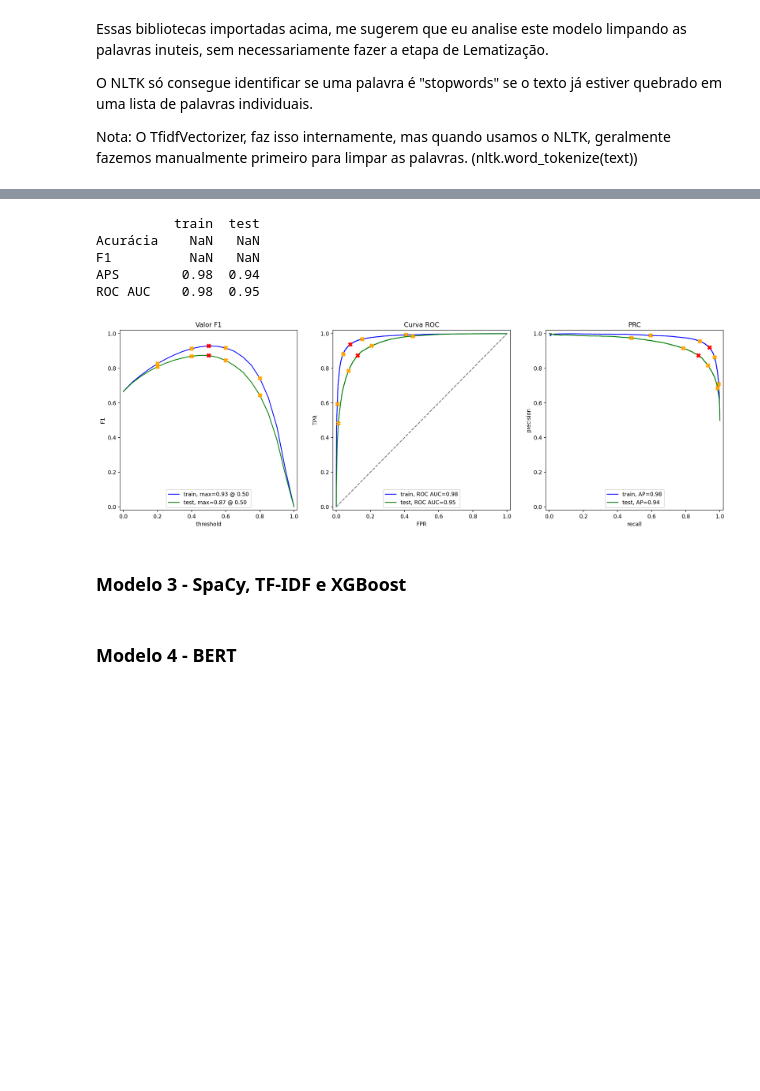
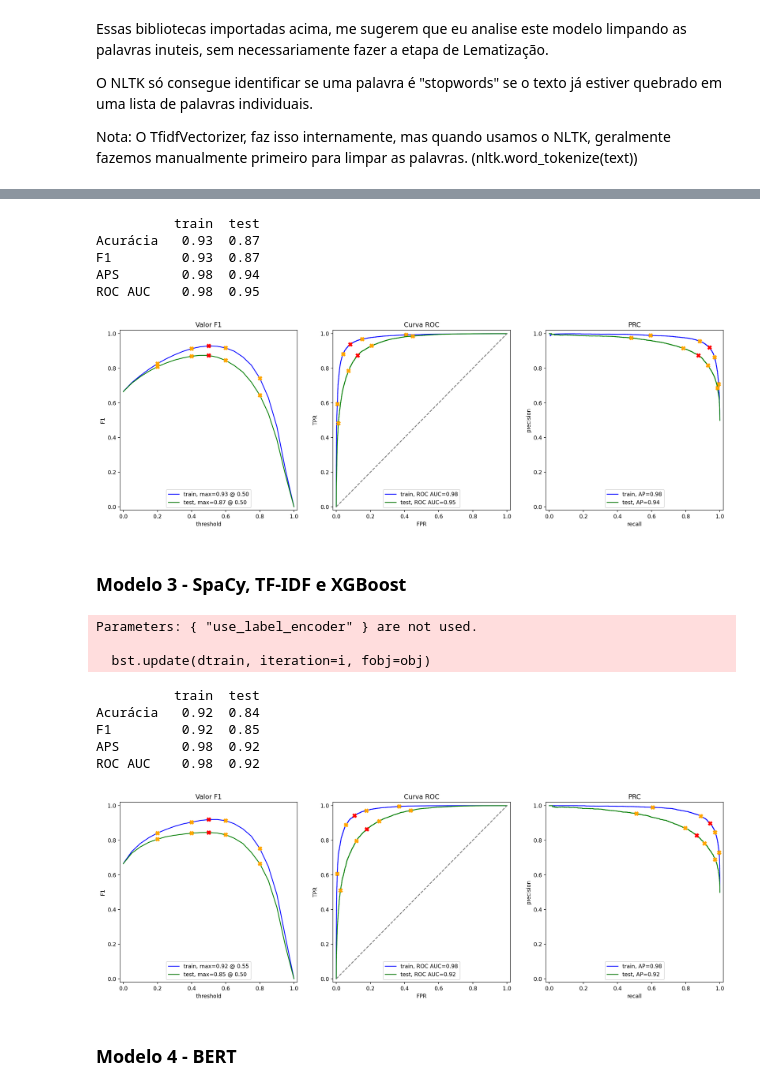
Before and after one commit to Angelaidt/Sprint-14-Film-Junky-Union, a Jupyter notebook: notebook_sprint_14.ipynb, the cells around one changed output, grey strips where cells are left out. Cells and saved outputs as stored; diff of their text form; code cells hidden in the pictures; blank space fills up the shorter version.

```diff
--- a/notebook_sprint_14.ipynb
+++ b/notebook_sprint_14.ipynb
@@ -466,21 +469,18 @@ def text_preprocessing_2(text):
     tokens = [token.lemma_ for token in doc if not token.is_stop]
     return ' '.join(tokens)
 # %%
-# 1. Inicializar os DataFrames para as features
-train_features_2 = df_reviews_train.copy()
-test_features_2 = df_reviews_test.copy()
-
-# Aplicar o pré-processamento do spaCy (Lematização)
-train_features_2['review_lemma'] = df_reviews_train['review_norm'].apply(text_preprocessing_2)
-test_features_2['review_lemma'] = df_reviews_test['review_norm'].apply(text_preprocessing_2)
+# 1. Criar a coluna lematizada diretamente nos DataFrames de treino/teste
+df_reviews_train['review_lemma'] = df_reviews_train['review_norm'].apply(text_preprocessing_2)
+df_reviews_test['review_lemma'] = df_reviews_test['review_norm'].apply(text_preprocessing_2)
 
 # 2. Inicializar o vetorizador TF-IDF para o Modelo 2
 # Vamos manter o padrão de usar as stop_words do NLTK ou do próprio TF-IDF
 vectorizer_2 = TfidfVectorizer(stop_words='english', min_df=5, max_df=0.9)
 
 # 3. Criar as features de Treino e Teste
-train_features_2 = vectorizer_2.fit_transform(train_features_2['review_lemma'])
-test_features_2 = vectorizer_2.transform(test_features_2['review_lemma'])
+train_features_2 = vectorizer_2.fit_transform(df_reviews_train['review_lemma'])
+test_features_2 = vectorizer_2.transform(df_reviews_test['review_lemma'])
+
 
 # 4. Treinar a Regressão Logística (Modelo 2)
 model_2 = LogisticRegression(solver='liblinear')
@@ -490,8 +490,8 @@ model_2.fit(train_features_2, train_target)
 evaluate_model(model_2, train_features_2, train_target, test_features_2, test_target)
 # %% [output]
           train  test
-Acurácia    NaN   NaN
-F1          NaN   NaN
+Acurácia   0.93  0.87
+F1         0.93  0.87
 APS        0.98  0.94
 ROC AUC    0.98  0.95
 [figure]
@@ -502,3 +500,39 @@ from lightgbm import LGBMClassifier
+# %%
+from xgboost import XGBClassifier
+
+# 1. Reutilizar o texto lematizado (não precisa rodar o spaCy de novo!)
+vectorizer_3 = TfidfVectorizer(stop_words='english', min_df=5, max_df=0.9)
+
+train_features_3 = vectorizer_3.fit_transform(df_reviews_train['review_lemma'])
+test_features_3 = vectorizer_3.transform(df_reviews_test['review_lemma'])
+
+# 2. Inicializar o XGBoost
+# Nota: use n_jobs=-1 para usar todos os núcleos do seu processador e acelerar
+model_3 = XGBClassifier(
+    n_estimators=100,
+    learning_rate=0.2,
+    max_depth=6,
+    use_label_encoder=False,
+    eval_metric='logloss',
+    n_jobs=-1,
+    random_state=42
+)
+
+# 3. Treinar o modelo
+model_3.fit(train_features_3, train_target)
+
+# 4. Avaliar usando sua função padrão
+evaluate_model(model_3, train_features_3, train_target, test_features_3, test_target)
+# %% [output]
+Parameters: { "use_label_encoder" } are not used.
+
+  bst.update(dtrain, iteration=i, fobj=obj)
+          train  test
+Acurácia   0.92  0.84
+F1         0.92  0.85
+APS        0.98  0.92
+ROC AUC    0.98  0.92
+[figure, added]
 # %% [markdown]
 ###  Modelo 4 - BERT
 # %%
```
Also changed, not shown: parts of 24 cells of this notebook.
